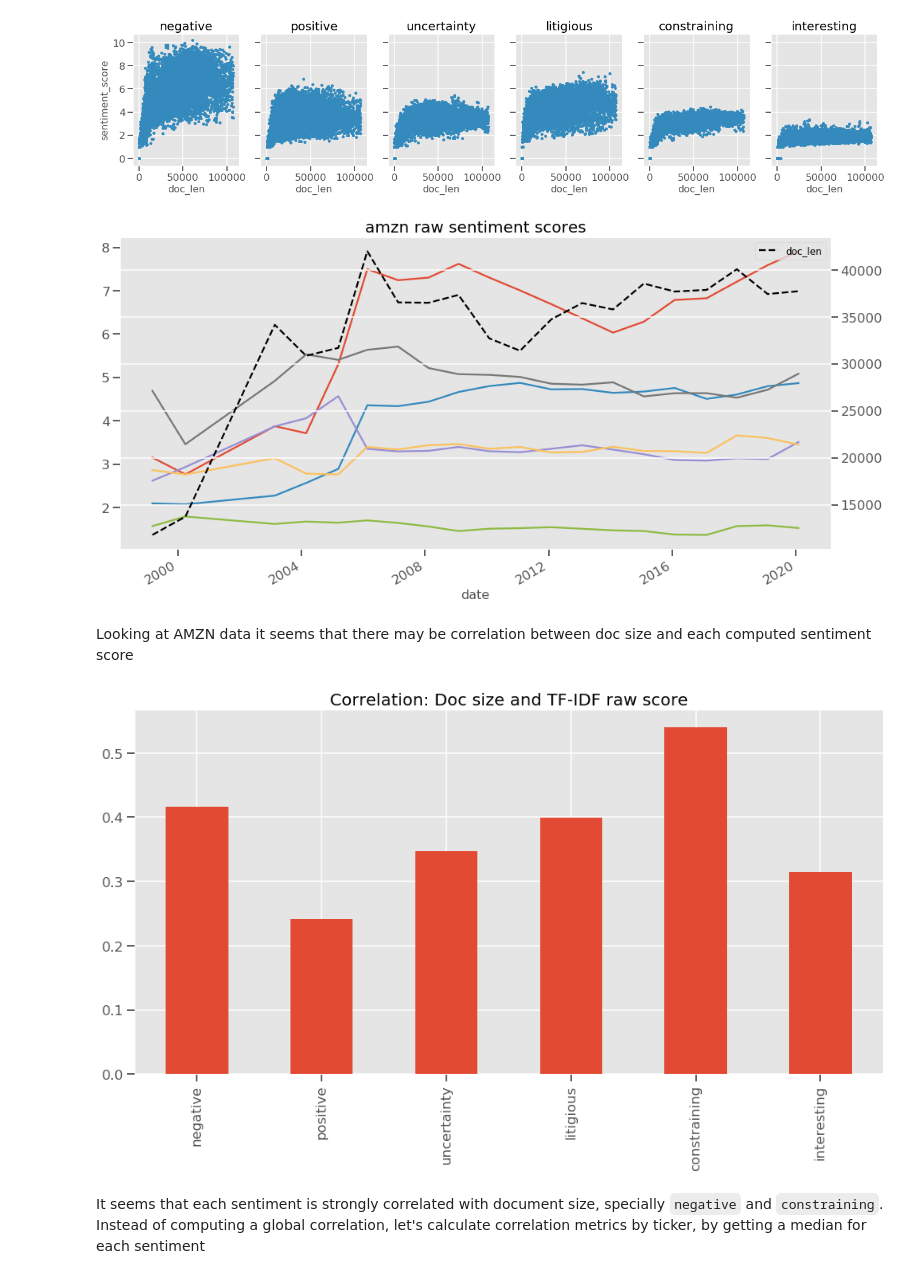
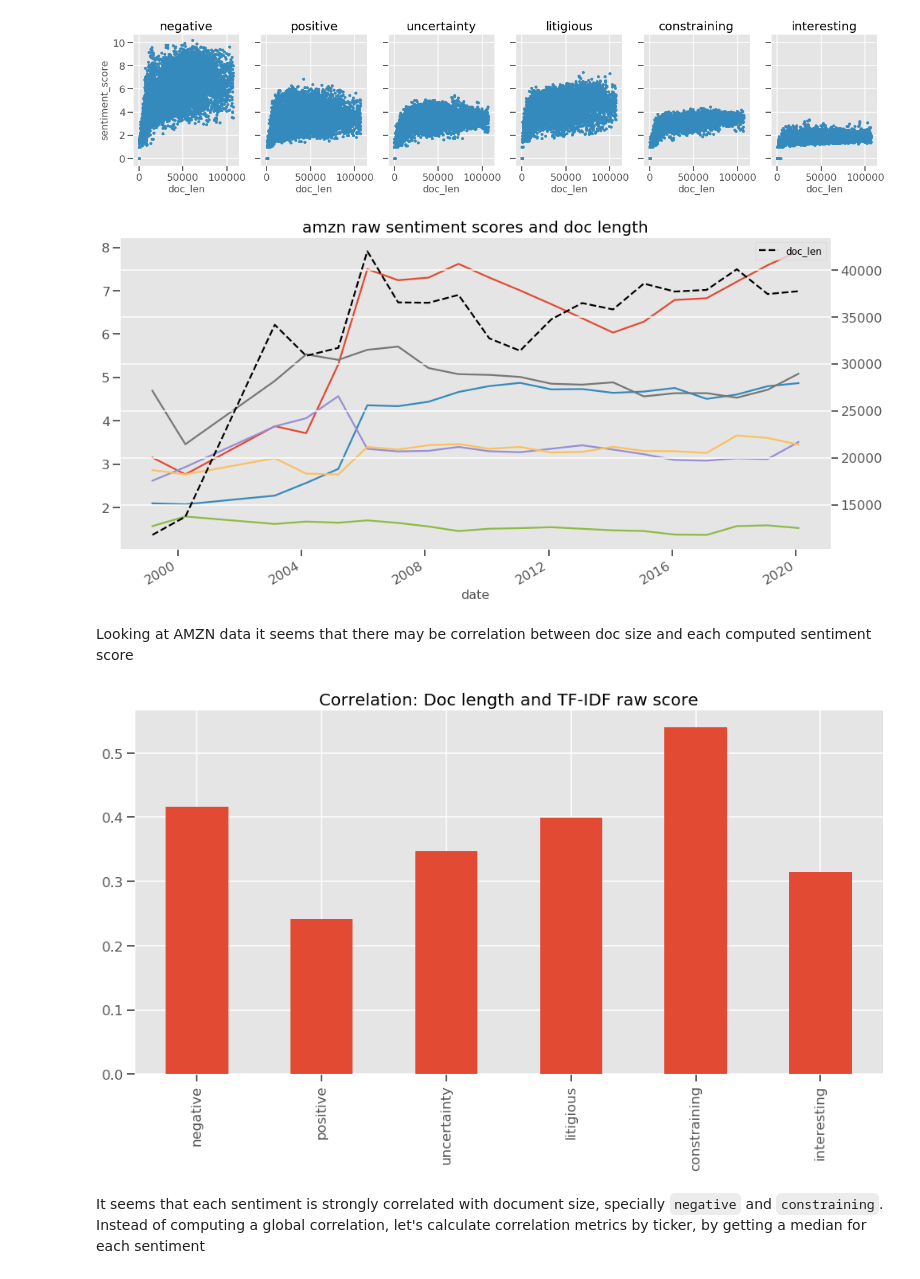
Before and after one commit to manualrg/dslab-ai-for-trading, a Jupyter notebook: notebooks/05_nlp_quant/02_10ksent_rulesent.ipynb, the cells around one changed output. Cells and saved outputs as stored; diff of their text form; code cells hidden in the pictures.

```diff
--- a/notebooks/05_nlp_quant/02_10ksent_rulesent.ipynb
+++ b/notebooks/05_nlp_quant/02_10ksent_rulesent.ipynb
@@ -233,14 +267,14 @@ for i, sentiment in enumerate(sentiments):
 # %%
 fig, ax1 = plt.subplots(1,1)
 for sent_idx, raw_sent_score in sent_score_dfs.items():
     sent_score_dfs[sent_idx][example_ticker].plot(label=f'amzn {sent_idx}', ax=ax1)
 
 doc_lens.loc[example_ticker].plot(secondary_y=True, linestyle='--', color='black', ax=ax1)
-plt.title(f'{example_ticker} raw sentiment scores')
+plt.title(f'{example_ticker} raw sentiment scores and doc length')
 plt.legend()
 plt.show()
 # %% [output]
-[figure, old version]
+[figure, new version]
 # %% [markdown]
 Looking at AMZN data it seems that there may be correlation between doc size and each computed sentiment score
 # %%
@@ -251,10 +285,10 @@ median_by_ticker_raw_sent_score_docsize_corr = raw_sent_score_docsize.groupby('t
 median_by_ticker_doc_len = doc_lens.groupby('ticker').median()
 # %%
 raw_sent_score_docsize_corr.loc['doc_len', sentiments].plot.bar()
-plt.title('Correlation: Doc size and TF-IDF raw score')
+plt.title('Correlation: Doc length and TF-IDF raw score')
 plt.show()
 # %% [output]
-[figure, old version]
+[figure, new version]
 # %% [markdown]
 It seems that each sentiment is strongly correlated with document size, specially `negative` and `constraining`. Instead of computing a global correlation, let's calculate correlation metrics by ticker, by getting a median for each sentiment
 # %%
```
Also changed, not shown: parts of 43 cells of this notebook.
